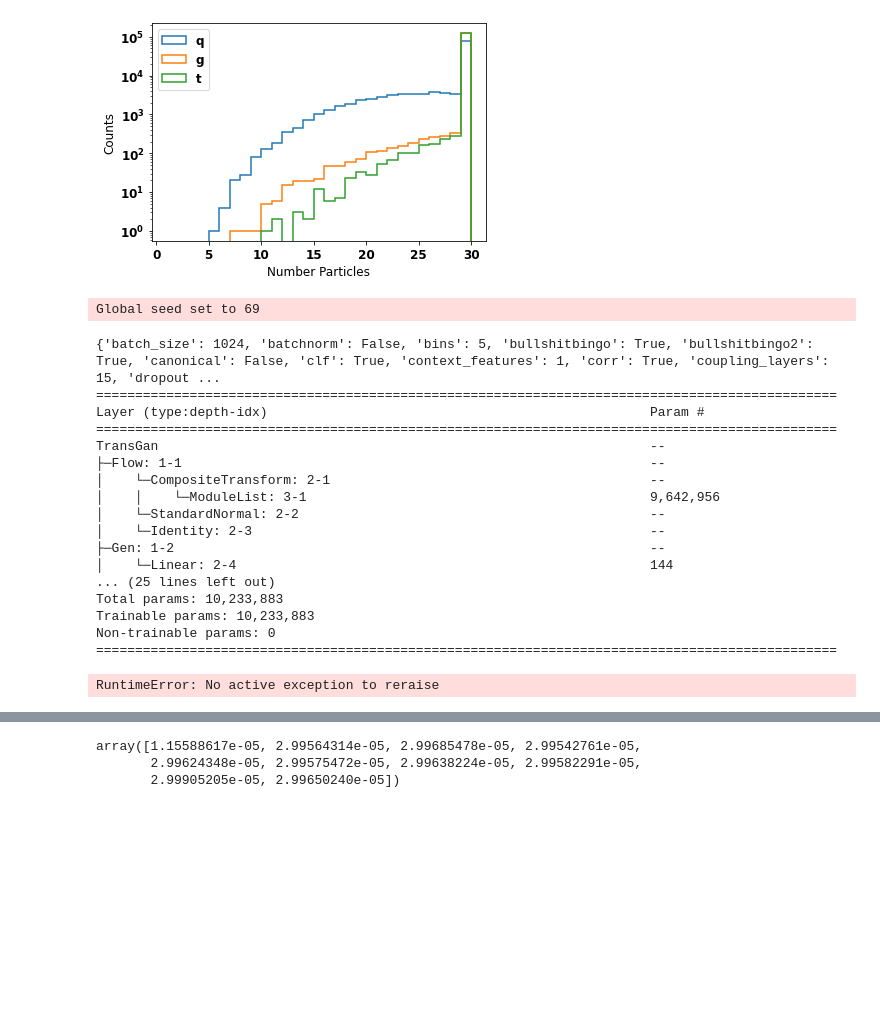
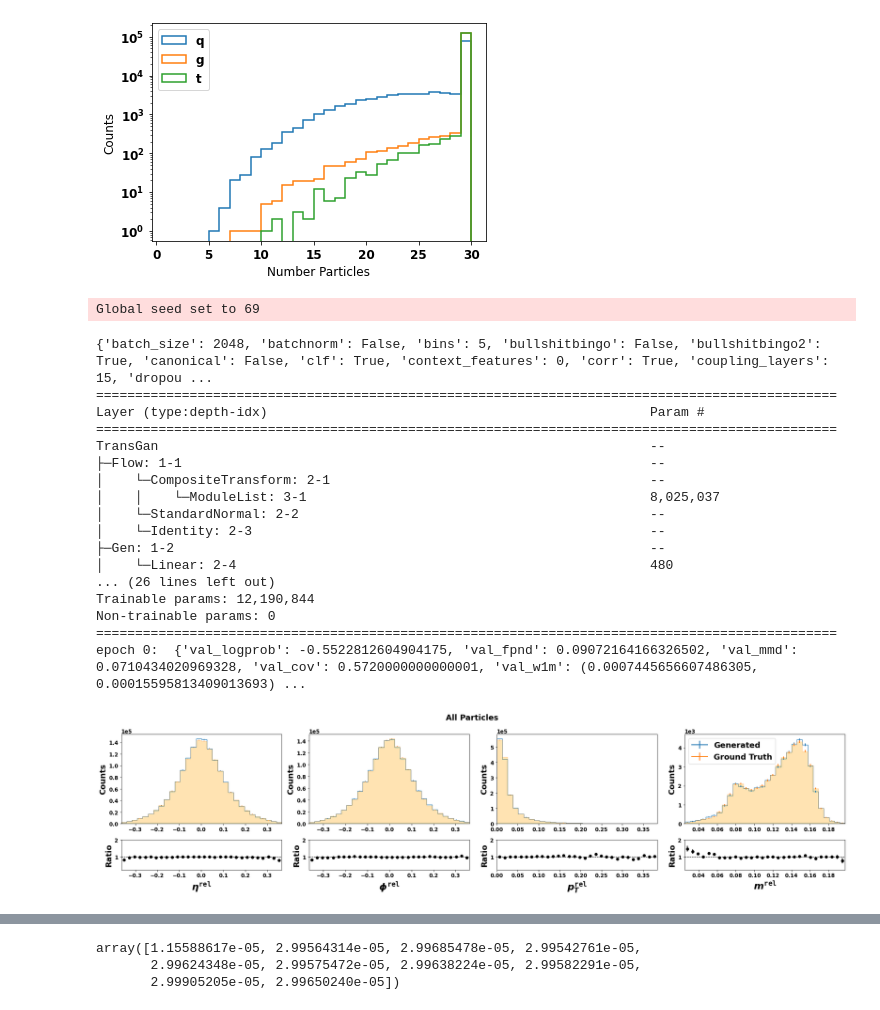
Before and after one commit to kaechb/LitJetNet, a Jupyter notebook: LitNF/plots-trafo-Neurips.ipynb, the cells around one changed output, grey strips where cells are left out. Saved outputs shown, nothing was run; the diff lists cells and outputs as text; code cells hidden in the pictures; blank space fills up the shorter version.

```diff
--- a/LitNF/plots-trafo-Neurips.ipynb
+++ b/LitNF/plots-trafo-Neurips.ipynb
@@ -295,7 +310,7 @@ class plotting_paper():
 # %%
 import yaml
 import os
-p="g"
+p="t"
 best_hparam="bestever_{}/hparams.yaml".format(p) #top
 # best_hparam="/beegfs/desy/user/kaechben/fix_mask_scan3/lightning_logs/version_180/hparams.yaml" #top
 with open(best_hparam, 'r') as stream:
@@ -389,7 +404,7 @@ fpnds=[]
 covs=[]
 mmds=[]
 pl.utilities.seed.seed_everything(69)
-for mo,p in zip([best_model_q,best_model_t,best_model_g,],["q","g","t",]):#best_model_t,best_model_g#[best_model_g,best_model_q,best_model_t]:
+for mo,p in zip([best_model_t,best_model_q,best_model_g,],["t","q","g",]):#best_model_t,best_model_g#[best_model_g,best_model_q,best_model_t]:
     best_hparam="bestever_{}/hparams.yaml".format(p) #top
     # best_hparam="/beegfs/desy/user/kaechben/fix_mask_scan3/lightning_logs/version_180/hparams.yaml" #top
     with open(best_hparam, 'r') as stream:
@@ -442,7 +457,6 @@ for mo,p in zip([best_model_q,best_model_t,best_model_g,],["q","g","t",]):#best_
         logprob = -model.flow.log_prob(batch,context=c).mean() / 90
         batch = batch.reshape(len(batch),30,3)
         gen, fake_scaled, true_scaled, z_scaled = model.sampleandscale(batch,mask_test, scale=True)#mask_test
-        raise
         batch[mask]=0
         if model.config["mass"]:
             m_t = mass(batch, model.config["canonical"])
@@ -475,60 +489,68 @@ for mo,p in zip([best_model_q,best_model_t,best_model_g,],["q","g","t",]):#best_
     w1ps.append(w1p_)
     w1efps.append(w1efp_)
     fpnds.append(fpndv)
     # model.w1ms.append(w1m_)
     # model.fpnds.append(fpndv)
     # if (np.array([model.fpnds])[-4:] > 4).all() and model.current_epoch > model.config["max_epochs"]/5.4 and not model.config["bullshitbingo2"] or (np.array([model.w1ms])[-4:] > 0.006).all() and model.current_epoch > model.config["max_epochs"]/2 and not model.config["bullshitbingo2"]:
     #     print("no convergence, stop training")
     #     raise
 
     temp = {"val_logprob": float(logprob.numpy()),"val_fpnd": fpndv,"val_mmd": mmd,"val_cov": cov,"val_w1m": w1m_,
             "val_w1efp": w1efp_,"val_w1p": w1p_,"step": model.global_step,"name":"TF-"+model.config["parton"]}
     print("epoch {}: ".format(model.current_epoch), temp)
-    temp_df=temp_df.append(temp,ignore_index=True)
-    cov, mmd = cov_mmd( true_scaled,mp, use_tqdm=False)
-    try:
-        fpndv = fpnd(mp[:50000,:], use_tqdm=False, jet_type=model.config["parton"])
-    except:
-        fpndv = 1000
-    w1m_ = w1m(mp, true_scaled)
-    w1p_ = w1p(mp, true_scaled)
-    w1efp_ = w1efp(mp, true_scaled)
-    temp = {"val_logprob": float(logprob.numpy()),"val_fpnd": fpndv,"val_mmd": mmd,"val_cov": cov,"val_w1m": w1m_,
-            "val_w1efp": w1efp_,"val_w1p": w1p_,"step": model.global_step,"name":"MPGAN-"+model.config["parton"]}
-    print("epoch {}: ".format(model.current_epoch), temp)
-    temp_df=temp_df.append(temp,ignore_index=True)
-
     model.plot = plotting_paper(model=model,gen=fake_scaled.reshape(-1,90),true=true_scaled.reshape(-1,90),config=model.config,p=model.config["parton"]
     )
     # model.plot.plot_scores(scores_real,scores_fake,train=False,step=model.global_step)
-    try:
-        model.plot.plot_mass( m_t=m_t.cpu().numpy(), m=m_c.cpu().numpy(), save="/home/kaechben/JetNet_NF/LitJetNet/LitNF/plotspaper/ML4Jets/{}_inclusivr".format(model.config["parton"]), bins=30)
-        #£ model.plot.plot_2d(save=True)
+    model.plot.plot_mass( m_t=m_t.cpu().numpy(), m=m_c.cpu().numpy(), save="/home/kaechben/JetNet_NF/LitJetNet/LitNF/plotspaper/ML4Jets/{}_inclusive".format(model.config["parton"]), bins=30)
+    break
+    #£ model.plot.plot_2d(save=True)
     #     model.plot.var_part(true=true[:,:model.n_dim],gen=gen_corr[:,:model.n_dim],true_n=n_true,gen_n=n_gen_corr,
     #                          m_true=m_t,m_gen=m_test ,save=True)
-    except Exception as e:
-        traceback.print_exc()
-    sumplot(fake_scaled,true_scaled,mp,z_scaled,p)
-    diffplot(fake_scaled,true_scaled,mp,z_scaled,p)
-    # best_model_temp=temp
-temp_df=temp_df.drop("step",1)
+#     temp_df=temp_df.append(temp,ignore_index=True)
+#     cov, mmd = cov_mmd( true_scaled,mp, use_tqdm=False)
+#     try:
+#         fpndv = fpnd(mp[:50000,:], use_tqdm=False, jet_type=model.config["parton"])
+#     except:
+#         fpndv = 1000
+#     w1m_ = w1m(mp, true_scaled)
+#     w1p_ = w1p(mp, true_scaled)
+#     w1efp_ = w1efp(mp, true_scaled)
+#     temp = {"val_logprob": float(logprob.numpy()),"val_fpnd": fpndv,"val_mmd": mmd,"val_cov": cov,"val_w1m": w1m_,
+#             "val_w1efp": w1efp_,"val_w1p": w1p_,"step": model.global_step,"name":"MPGAN-"+model.config["parton"]}
+#     print("epoch {}: ".format(model.current_epoch), temp)
+#     temp_df=temp_df.append(temp,ignore_index=True)
+
+#     model.plot = plotting_paper(model=model,gen=fake_scaled.reshape(-1,90),true=true_scaled.reshape(-1,90),config=model.config,p=model.config["parton"]
+#     )
+#     # model.plot.plot_scores(scores_real,scores_fake,train=False,step=model.global_step)
+#     try:
+#         model.plot.plot_mass( m_t=m_t.cpu().numpy(), m=m_c.cpu().numpy(), save="/home/kaechben/JetNet_NF/LitJetNet/LitNF/plotspaper/ML4Jets/{}_inclusivr".format(model.config["parton"]), bins=30)
+#         #£ model.plot.plot_2d(save=True)
+#     #     model.plot.var_part(true=true[:,:model.n_dim],gen=gen_corr[:,:model.n_dim],true_n=n_true,gen_n=n_gen_corr,
+#     #                          m_true=m_t,m_gen=m_test ,save=True)
+#     except Exception as e:
+#         traceback.print_exc()
+#     sumplot(fake_scaled,true_scaled,mp,z_scaled,p)
+#     diffplot(fake_scaled,true_scaled,mp,z_scaled,p)
+#     # best_model_temp=temp
+# temp_df=temp_df.drop("step",1)
 # %% [output]
 Global seed set to 69
-{'batch_size': 1024, 'batchnorm': False, 'bins': 5, 'bullshitbingo': True, 'bullshitbingo2': True, 'canonical': False, 'clf': True, 'context_features': 1, 'corr': True, 'coupling_layers': 15, 'dropout ...
+{'batch_size': 2048, 'batchnorm': False, 'bins': 5, 'bullshitbingo': False, 'bullshitbingo2': True, 'canonical': False, 'clf': True, 'context_features': 0, 'corr': True, 'coupling_layers': 15, 'dropou ...
 ===============================================================================================
 Layer (type:depth-idx)                                                 Param #
 ===============================================================================================
 TransGan                                                               --
 ├─Flow: 1-1                                                            --
 │    └─CompositeTransform: 2-1                                         --
-│    │    └─ModuleList: 3-1                                            9,642,956
+│    │    └─ModuleList: 3-1                                            8,025,037
 │    └─StandardNormal: 2-2                                             --
 │    └─Identity: 2-3                                                   --
 ├─Gen: 1-2                                                             --
-│    └─Linear: 2-4                                                     144
-... (25 lines left out)
-Total params: 10,233,883
-Trainable params: 10,233,883
+│    └─Linear: 2-4                                                     480
+... (26 lines left out)
+Trainable params: 12,190,844
 Non-trainable params: 0
 ===============================================================================================
+epoch 0:  {'val_logprob': -0.5522812604904175, 'val_fpnd': 0.09072164166326502, 'val_mmd': 0.0710434020969328, 'val_cov': 0.5720000000000001, 'val_w1m': (0.0007445656607486305, 0.00015595813409013693) ...
-RuntimeError: No active exception to reraise
+[figure, added]
```
Also changed, not shown: parts of 5 cells of this notebook, 1 other file.
